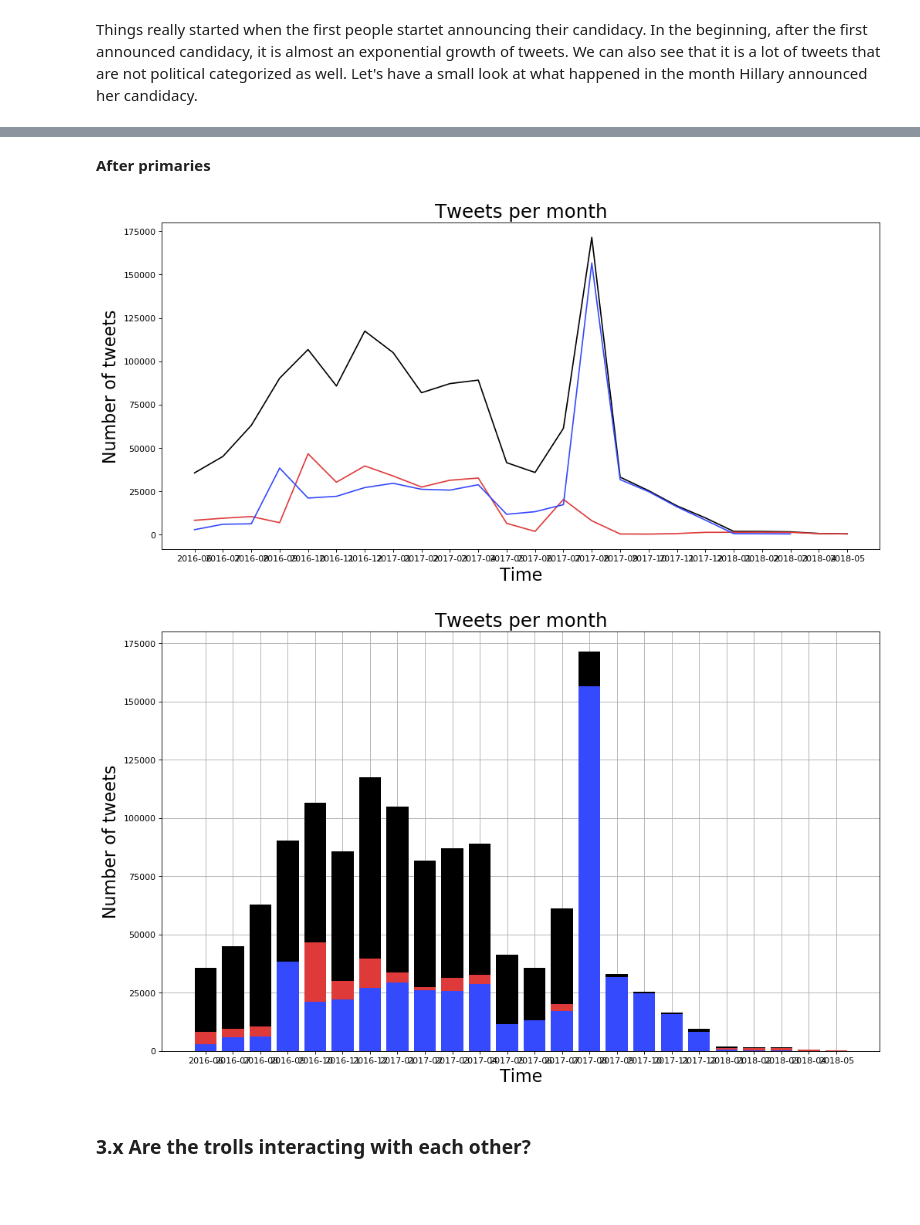
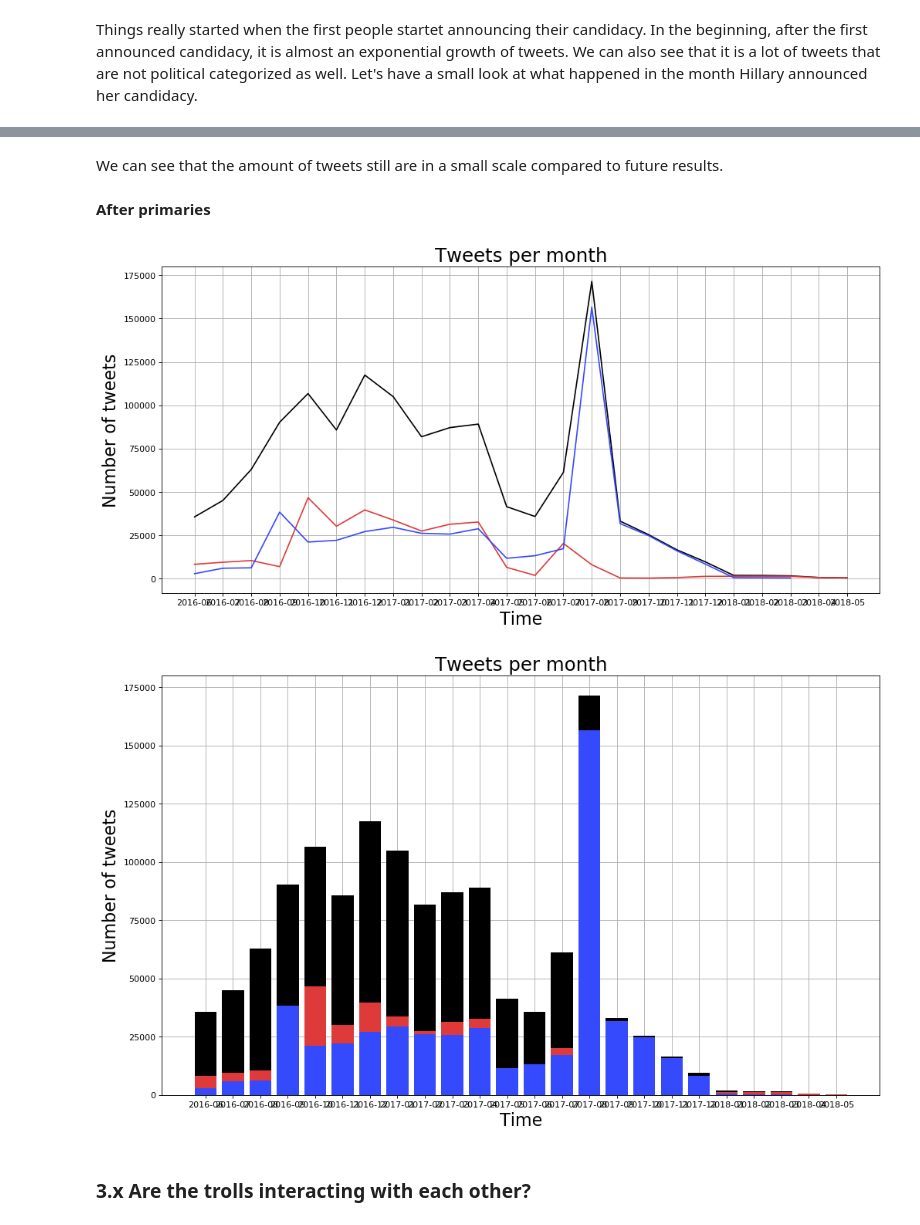
Before and after one commit to haakonms/ADAproject, a Jupyter notebook: Milestone2.ipynb, the cells around one changed output, grey strips where cells are left out. Drawn from its saved outputs; the diff is of its cells as text; code cells hidden in the pictures; blank space fills up the shorter version.

```diff
--- a/Milestone2.ipynb
+++ b/Milestone2.ipynb
@@ -444,20 +493,23 @@ name_axises("Tweets per day the month Hillary announced her candidacy", "Time",
+# %% [markdown]
+We can see that the amount of tweets still are in a small scale compared to future results.
 # %% [markdown]
 **After primaries**
 # %%
 figure(num=None, figsize=(15, 7), dpi=80, facecolor='w', edgecolor='k')
 plt.plot(after_primaries_time1.sort_index(), color = "#000000",zorder=3)
 plt.plot(ap_left_count1.sort_index(), color = "#DE3A3A",zorder=3)
 plt.plot(ap_right_count1.sort_index(), color = "#3549FD",zorder=3)
+plt.grid(zorder=0)
 name_axises("Tweets per month", "Time", "Number of tweets")
 
-figure(num=None, figsize=(15, 9), dpi=80, facecolor='w', edgecolor='k',)
+figure(num=None, figsize=(15, 9), dpi=80, facecolor='w', edgecolor='k')
 plt.bar(after_primaries_time1.index, after_primaries_time1, color = "#000000", zorder=3)
 plt.bar(ap_left_count1.index, ap_left_count1, color = "#DE3A3A", zorder =3)
 plt.bar(ap_right_count1.index, ap_right_count1, color = "#3549FD", zorder =3)
 plt.grid(zorder=0)
 name_axises("Tweets per month", "Time", "Number of tweets")
 # %% [output]
-[figure, old version]
+[figure, new version]
 [figure]
 # %% [markdown]
 ### 3.x Are the trolls interacting with each other?
```
Also changed, not shown: parts of 31 cells of this notebook, 1 other file.
